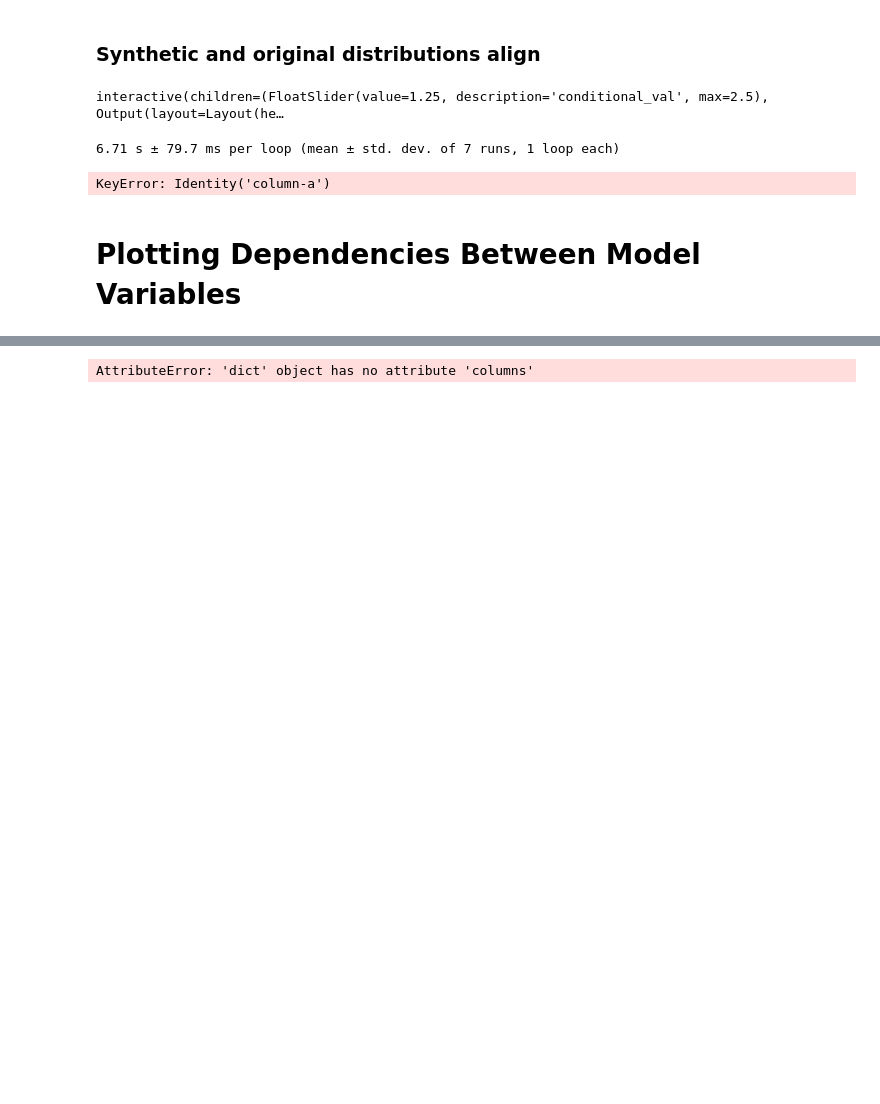
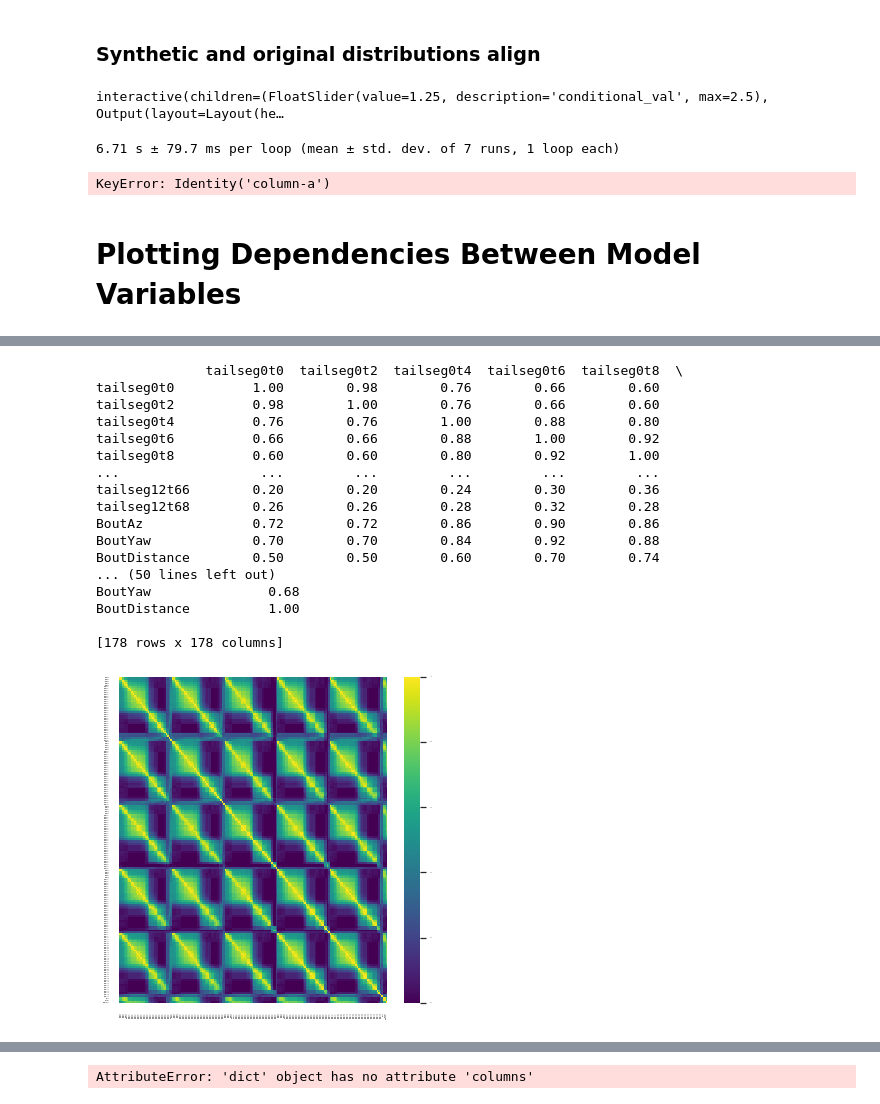
Before and after one commit to tejasramdas/VirtualPreyCap, a Jupyter notebook: VirtualBoutAnalysis.ipynb, the cells around one changed output, grey strips where cells are left out. Cells and saved outputs as stored; diff of their text form; code cells hidden in the pictures; blank space fills up the shorter version.

```diff
--- a/VirtualBoutAnalysis.ipynb
+++ b/VirtualBoutAnalysis.ipynb
@@ -96,6 +96,31 @@ KeyError: Identity('column-a')
 with open('/Users/nightcrawler/inferenceql.auto-modeling/data/dep-prob.json', 'r') as f:
     dep_prob = json.load(f)
 # %%
+# note using the pivot method below throws the df into a weird order b/c
+# it thinks that segment tailseg0t4 is later than t10.
+
+def heatmap_df_ordered(dep_probs):
+    c1s = []
+    ps = []
+    for c1 in dep_prob.keys():
+        for c2 in dep_prob.keys():
+            if c1 == c2:
+                p = 1.
+            else:
+                p = dep_prob[c1][c2]
+            ps.append(p)
+        c1s.append(c1)
+    ps_arr = np.array(ps)
+    ps_reshape = ps_arr.reshape((int(np.sqrt(len(ps))), int(np.sqrt(len(ps)))))
+    dep_df = pd.DataFrame(ps_reshape, index=c1s, columns=c1s)   #, index=c1s, columns=c2s)
+    print(dep_df)
+    f = plt.figure(figsize=(6,6))
+    sns.set(font_scale = .1)
+    sns.heatmap(dep_df, xticklabels=1, yticklabels=1, cmap="viridis")
+    plt.savefig("deps_in_df_order.pdf")
+
+
+
 def clustermap(df, ax=None, **kwargs):
     """Plot a clustermap by pivoting the last 3 columns of `df`.
 
@@ -114,8 +139,9 @@ def clustermap(df, ax=None, **kwargs):
     (vmin, vmax) = (None, None)
     if all(0 <= v <= 1 for v in df.iloc[:,-1]):
         (vmin, vmax) = (0, 1)
-    zmatrix =  _clustermap(
-        pivot.as_matrix(),
+    D = np.asmatrix(pivot.values)
+    zmatrix =  _clustermap(D,
+#        pivot.as_matrix(),
         xticklabels=pivot.columns.tolist(),
         yticklabels=pivot.index.tolist(),
         vmin=vmin,
@@ -161,7 +187,7 @@ def heatmap(df, ax=None, **kwargs):
         yticklabels=yticklabels,
         linewidths=0.2,
         cbar=kwargs.get('cbar', True),
-        cmap='BuGn',
+        cmap='viridis',
         ax=ax,
         vmin=vmin,
         vmax=vmax,
@@ -221,6 +247,7 @@ def tidy_pairwise(array, index, columns, xlabel=None, ylabel=None, vlabel=None):
 c1s = []
 c2s = []
 ps = []
+
 for c1 in dep_prob.keys():
     for c2 in dep_prob.keys():
         if c1 == c2:
@@ -230,4 +257,4 @@ for c1 in dep_prob.keys():
         c1s.append(c1)
         c2s.append(c2)
         ps.append(p)
-dep_df = pd.DataFrame({"c1":c1, "c2":c2, "p":ps})
+dep_df = pd.DataFrame({"c1":c1s, "c2":c2s, "p":ps})
@@ -234,3 +284,24 @@ dep_df = pd.DataFrame({"c1":c1, "c2":c2, "p":ps})
+# %%
+heatmap_df_ordered(dep_df)
+# %% [output]
+              tailseg0t0  tailseg0t2  tailseg0t4  tailseg0t6  tailseg0t8  \
+tailseg0t0          1.00        0.98        0.76        0.66        0.60
+tailseg0t2          0.98        1.00        0.76        0.66        0.60
+tailseg0t4          0.76        0.76        1.00        0.88        0.80
+tailseg0t6          0.66        0.66        0.88        1.00        0.92
+tailseg0t8          0.60        0.60        0.80        0.92        1.00
+...                  ...         ...         ...         ...         ...
+tailseg12t66        0.20        0.20        0.24        0.30        0.36
+tailseg12t68        0.26        0.26        0.28        0.32        0.28
+BoutAz              0.72        0.72        0.86        0.90        0.86
+BoutYaw             0.70        0.70        0.84        0.92        0.88
+BoutDistance        0.50        0.50        0.60        0.70        0.74
+... (50 lines left out)
+BoutYaw               0.68
+BoutDistance          1.00
+
+[178 rows x 178 columns]
+[figure, added]
 # %%
 c1s = []
 c2s = []
```
Also changed, not shown: parts of 6 cells of this notebook, 1 other file.
